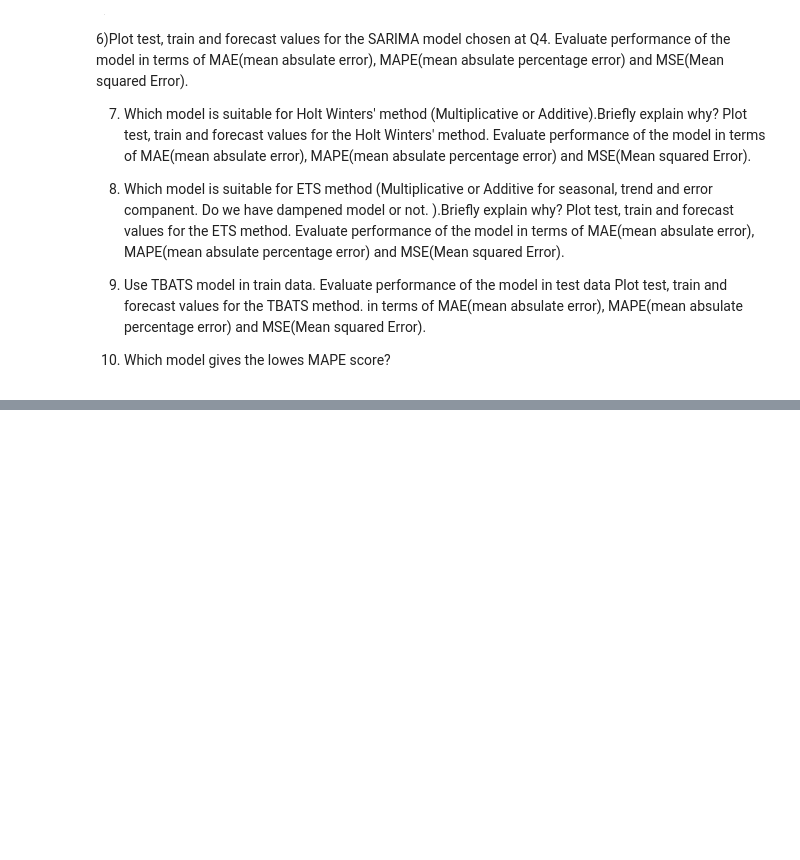
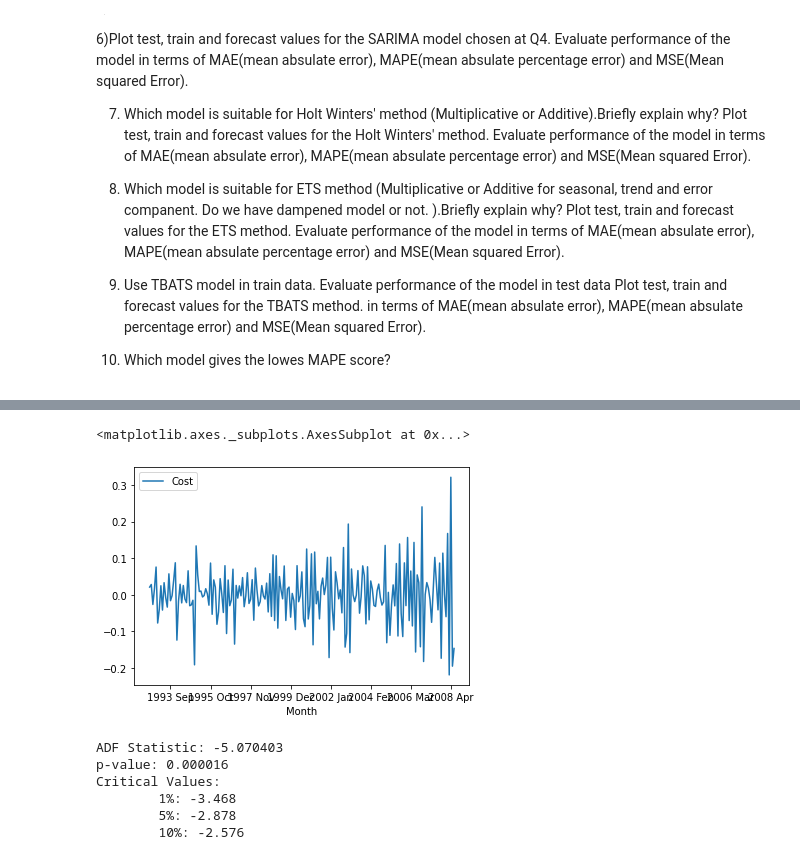
Before and after one commit to aimanova7831/Homework-1, a Jupyter notebook: Homework7.ipynb, the cells around one changed output, grey strips where cells are left out. Saved outputs shown, nothing was run; the diff lists cells and outputs as text; code cells hidden in the pictures; blank space fills up the shorter version.

```diff
--- a/Homework7.ipynb
+++ b/Homework7.ipynb
@@ -71,0 +109,22 @@ dataset.Write hypothesis. What is your conclusion at 5% siginifance level?
+# %%
+dap = dap - dap.shift(12)
+dap.plot()
+# %% [output]
+<matplotlib.axes._subplots.AxesSubplot at 0x...>
+[figure, added]
+# %%
+from statsmodels.tsa.stattools import adfuller
+dap=dap.dropna()
+result = adfuller(dap['Cost'])
+print('ADF Statistic: %f' % result[0])
+print('p-value: %f' % result[1])
+print('Critical Values:')
+for key, value in result[4].items():
+	print('\t%s: %.3f' % (key, value))
+# %% [output]
+ADF Statistic: -5.070403
+p-value: 0.000016
+Critical Values:
+        1%: -3.468
+        5%: -2.878
+        10%: -2.576
```
Also changed, not shown: parts of 20 cells of this notebook.
